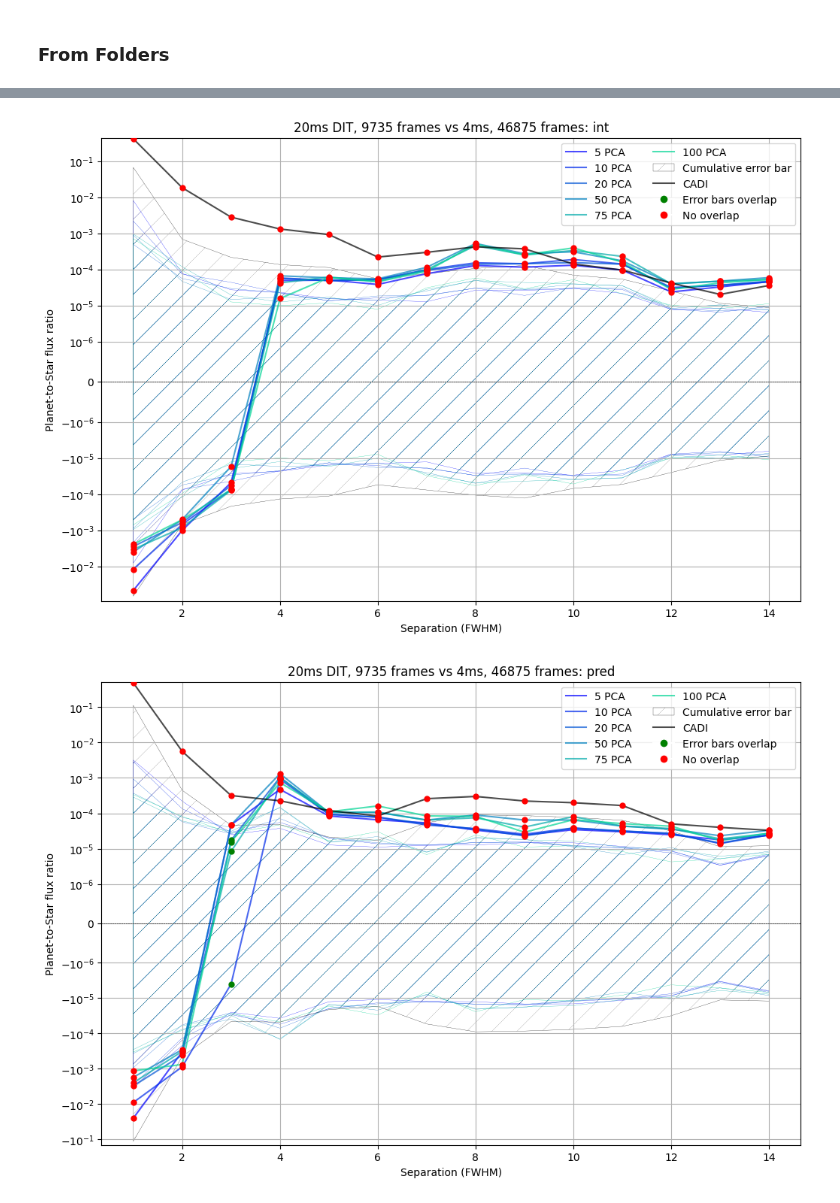
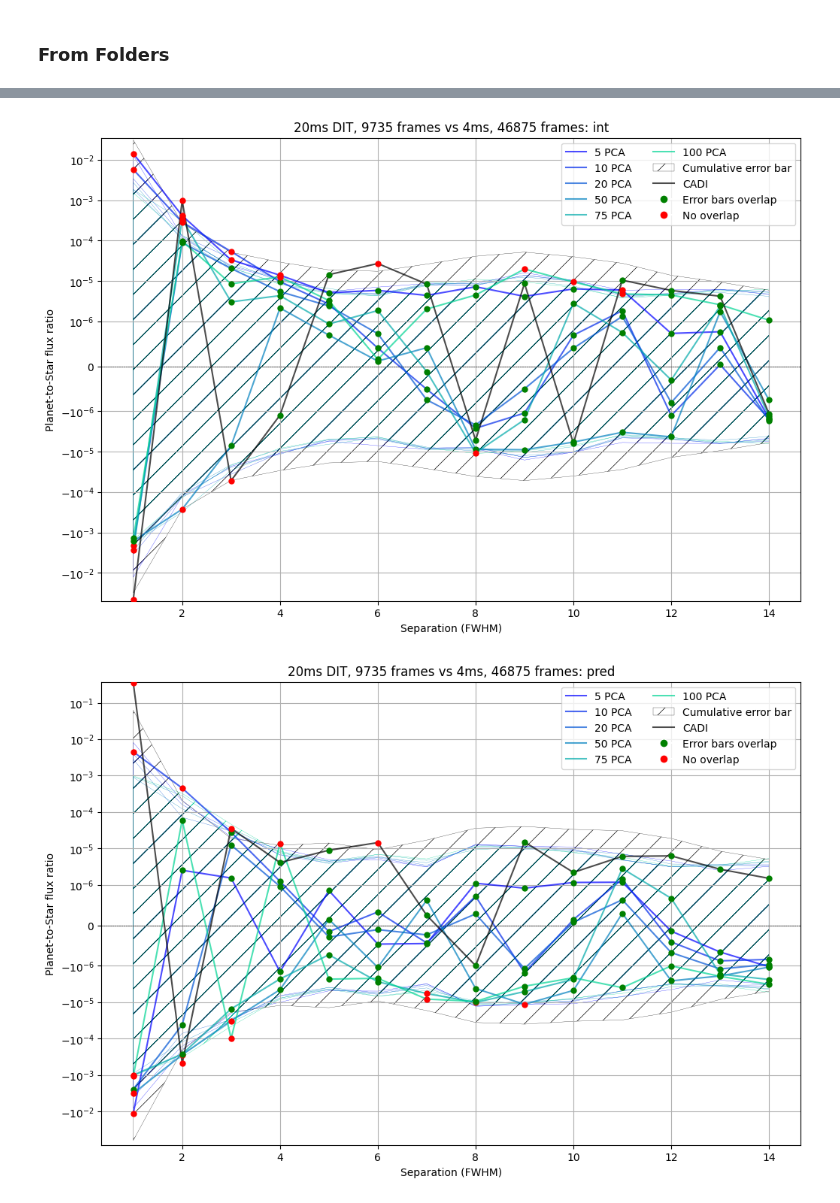
Before and after one commit to noah-bns/ESO_internship, a Jupyter notebook: notebooks/view_GHOST_screens_24.ipynb, the cells around one changed output, grey strips where cells are left out. Drawn from its saved outputs; the diff is of its cells as text; code cells hidden in the pictures.

```diff
--- a/notebooks/view_GHOST_screens_24.ipynb
+++ b/notebooks/view_GHOST_screens_24.ipynb
@@ -207,11 +344,16 @@ n_psf       = round(dit_psf/dit_science)
 radius      = 20
 sc_img_int  = np.load('/home/aosimul/noah/data/ghost_images/4ms/stg2_int.npy')
 sc_img_pred = np.load('/home/aosimul/noah/data/ghost_images/4ms/stg2_pred.npy')
-sc_img_int  = sc_img_int[:, ]
-psf_int     = np.sum(sc_img_int[:n_psf],  axis = 0)
-psf_int     = zoom_to_peak(psf_int, radius)
-psf_pred    = np.sum(sc_img_pred[:n_psf], axis = 0)
-psf_pred    = zoom_to_peak(psf_pred, radius)
+psf_int     = np.load('/home/aosimul/noah/data/ghost_images/4ms/psf_int.npy')
+psf_pred    = np.load('/home/aosimul/noah/data/ghost_images/4ms/psf_pred.npy')
+# np.save(f'/home/aosimul/noah/data/ghost_images/4ms/psf_int.npy', psf_int)
+# np.save(f'/home/aosimul/noah/data/ghost_images/4ms/psf_pred.npy', psf_pred)
+
+# sc_img_int  = sc_img_int[:, ]
+# psf_int     = np.sum(sc_img_int[:n_psf],  axis = 0)
+# psf_int     = zoom_to_peak(psf_int, radius)
+# psf_pred    = np.sum(sc_img_pred[:n_psf], axis = 0)
+# psf_pred    = zoom_to_peak(psf_pred, radius)
 # %%
 # OPTIONAL: INCREASE INTEGRATION TIME
 sc_img_int     = sc_img_int.reshape(int(sc_img_int.shape[0]/5), 5, *sc_img_int.shape[1:]).sum(axis=1)
@@ -601,14 +664,14 @@ Computing contrast curve for cADI
 # %%
 # MAKE PLOTS
-rangey = (13, 0)
-name = 'GHOST non-coro Comparison'
-components              = [5, 10, 20, 50, 75, 100]
+rangey      = (16, 4)
+name = 'Pipeline Comparison - gram method'
+components              = [5, 10, 20, 50, 75, 100] #[10, 50, 100, 150]
+curves = pipeline_ADI_gram
+for dataset_name, dataset in datasets.items():
+    contrast, err = curves[(dataset_name, "PCAD")]
+    plot_contrast_curves(contrast, err, rangey, cmap = 'winter', title =(r"$5 \sigma_{\mathcal{N}}$ Contrast Curves" +f"\n{name} -- {dataset_name} AO"), x_axis = (1/LambdaD/pixel_size), x_axis_label= r"Separation [$\lambda$/D]")
+    #plt.savefig(f'{dataset_name}_{name}.png')
 
-for dataset_name, dataset in datasets.items():
-    contrast, err = curves5[(dataset_name, "merged")]
-    plot_contrast_curves(contrast, err, rangey, cmap = 'winter', title =(r"$5 \sigma_{\mathcal{N}}$ Contrast Curves" +f"\n{name} -- {dataset_name} AO"), x_axis = (1/LambdaD/pixel_size), x_axis_label= r"Separation [$\lambda$/D]")
-    plt.savefig(f'{dataset_name}_{name}.png')
-
-plot_best_PCA_number([curves5[("int", "PCAD")][0], curves5[("pred", "PCAD")][0]], components, ['Classic AO', 'Predictive AO'])
-plt.savefig(f'PCA_{name}.png')
+plot_best_PCA_number([curves[("int", "PCAD")][0], curves[("pred", "PCAD")][0]], components, ['Classic AO', 'Predictive AO'])
+#plt.savefig(f'PCA_{name}.png')
 # %% [output]
@@ -626,23 +689,23 @@ create_pca_gif(
 # %%
 # MAKE PLOTS
 rangey = (13, 0)
-name = 'GHOST non-coro Comparison'
+name = 'GHOST non-coro Comparison - gram method'
 components              = [5, 10, 20, 50, 75, 100]
 
 for dataset_name, dataset in datasets.items():
-    contrast1, err1 = curves5[(dataset_name, "merged")]
-    contrast2, err2 = curves[(dataset_name, "merged")]
+    contrast1, err1 = GHOST_no_coro[(dataset_name, "merged")]
+    contrast2, err2 = pipeline_ADI[(dataset_name, "merged")]
 
 
     comparison(
         contrast1,
         err1,
         contrast2,
         err2,
         title=f"20ms DIT, 9735 frames vs 4ms, {9375*5} frames: {dataset_name}",
-        x_axis=(1/LambdaD/pixel_size),
+        #x_axis=(1/LambdaD/pixel_size),
         cmap = 'winter'
     )
 # %% [output]
-[figure, old version]
+[figure, new version]
-[figure, old version]
+[figure, new version]
```
Also changed, not shown: parts of 29 cells of this notebook, 6 other files.
